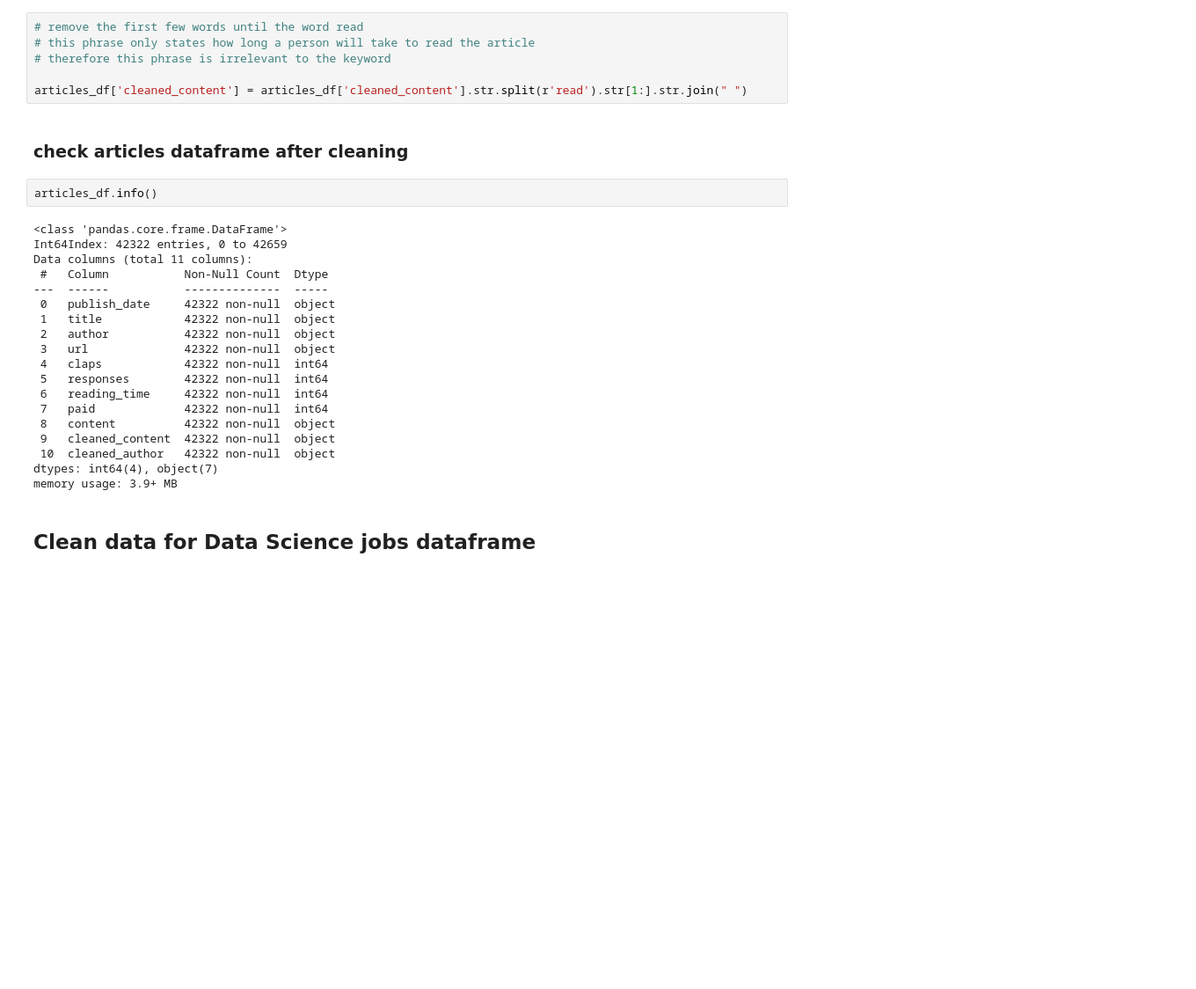
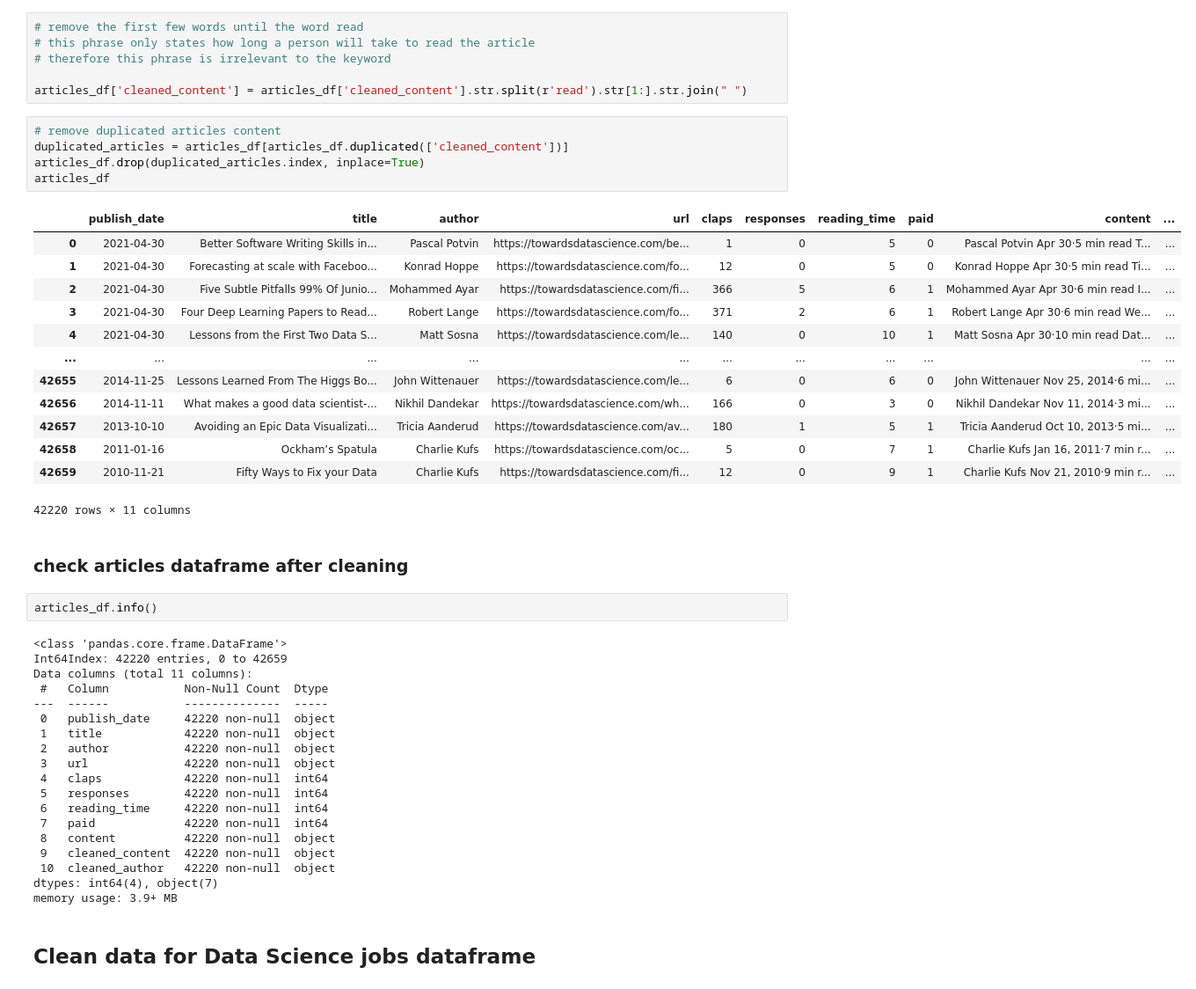
Before and after one commit to LiyanaRoslie/ds-keywords, a Jupyter notebook: data_cleaning.ipynb, the cells around one changed output. Shown: that part at 88% size. Saved outputs shown, nothing was run; the diff lists cells and outputs as text; blank space fills up the shorter version.

Commit message:
add remove duplicates in data_cleaning notebook

```diff
--- a/data_cleaning.ipynb
+++ b/data_cleaning.ipynb
@@ -118,27 +121,46 @@ articles_df['cleaned_content'] = remove_col_content(articles_df, 'cleaned_conten
 # therefore this phrase is irrelevant to the keyword
 
 articles_df['cleaned_content'] = articles_df['cleaned_content'].str.split(r'read').str[1:].str.join(" ")
+# %%
+# remove duplicated articles content
+duplicated_articles = articles_df[articles_df.duplicated(['cleaned_content'])]
+articles_df.drop(duplicated_articles.index, inplace=True)
+articles_df
+# %% [output]
+|  | publish_date | title | author | url | claps | responses | reading_time | paid | content | ... |
+| 0 | 2021-04-30 | Better Software Writing Skills in... | Pascal Potvin | https://towardsdatascience.com/be... | 1 | 0 | 5 | 0 | Pascal Potvin Apr 30·5 min read T... | ... |
+| 1 | 2021-04-30 | Forecasting at scale with Faceboo... | Konrad Hoppe | https://towardsdatascience.com/fo... | 12 | 0 | 5 | 0 | Konrad Hoppe Apr 30·5 min read Ti... | ... |
+| 2 | 2021-04-30 | Five Subtle Pitfalls 99% Of Junio... | Mohammed Ayar | https://towardsdatascience.com/fi... | 366 | 5 | 6 | 1 | Mohammed Ayar Apr 30·6 min read I... | ... |
+| 3 | 2021-04-30 | Four Deep Learning Papers to Read... | Robert Lange | https://towardsdatascience.com/fo... | 371 | 2 | 6 | 1 | Robert Lange Apr 30·6 min read We... | ... |
+| 4 | 2021-04-30 | Lessons from the First Two Data S... | Matt Sosna | https://towardsdatascience.com/le... | 140 | 0 | 10 | 1 | Matt Sosna Apr 30·10 min read Dat... | ... |
+| ... | ... | ... | ... | ... | ... | ... | ... | ... | ... | ... |
+| 42655 | 2014-11-25 | Lessons Learned From The Higgs Bo... | John Wittenauer | https://towardsdatascience.com/le... | 6 | 0 | 6 | 0 | John Wittenauer Nov 25, 2014·6 mi... | ... |
+| 42656 | 2014-11-11 | What makes a good data scientist-... | Nikhil Dandekar | https://towardsdatascience.com/wh... | 166 | 0 | 3 | 0 | Nikhil Dandekar Nov 11, 2014·3 mi... | ... |
+| 42657 | 2013-10-10 | Avoiding an Epic Data Visualizati... | Tricia Aanderud | https://towardsdatascience.com/av... | 180 | 1 | 5 | 1 | Tricia Aanderud Oct 10, 2013·5 mi... | ... |
+| 42658 | 2011-01-16 | Ockham’s Spatula | Charlie Kufs | https://towardsdatascience.com/oc... | 5 | 0 | 7 | 1 | Charlie Kufs Jan 16, 2011·7 min r... | ... |
+| 42659 | 2010-11-21 | Fifty Ways to Fix your Data | Charlie Kufs | https://towardsdatascience.com/fi... | 12 | 0 | 9 | 1 | Charlie Kufs Nov 21, 2010·9 min r... | ... |
+42220 rows × 11 columns
 # %% [markdown]
 ### check articles dataframe after cleaning
 # %%
 articles_df.info()
 # %% [output]
 <class 'pandas.core.frame.DataFrame'>
-Int64Index: 42322 entries, 0 to 42659
+Int64Index: 42220 entries, 0 to 42659
 Data columns (total 11 columns):
  #   Column           Non-Null Count  Dtype
 ---  ------           --------------  -----
- 0   publish_date     42322 non-null  object
- 1   title            42322 non-null  object
- 2   author           42322 non-null  object
- 3   url              42322 non-null  object
- 4   claps            42322 non-null  int64
- 5   responses        42322 non-null  int64
- 6   reading_time     42322 non-null  int64
- 7   paid             42322 non-null  int64
- 8   content          42322 non-null  object
- 9   cleaned_content  42322 non-null  object
- 10  cleaned_author   42322 non-null  object
+ 0   publish_date     42220 non-null  object
+ 1   title            42220 non-null  object
+ 2   author           42220 non-null  object
+ 3   url              42220 non-null  object
+ 4   claps            42220 non-null  int64
+ 5   responses        42220 non-null  int64
+ 6   reading_time     42220 non-null  int64
+ 7   paid             42220 non-null  int64
+ 8   content          42220 non-null  object
+ 9   cleaned_content  42220 non-null  object
+ 10  cleaned_author   42220 non-null  object
 dtypes: int64(4), object(7)
 memory usage: 3.9+ MB
 # %% [markdown]
```
Also changed, not shown: parts of 3 cells of this notebook, 1 other file.
